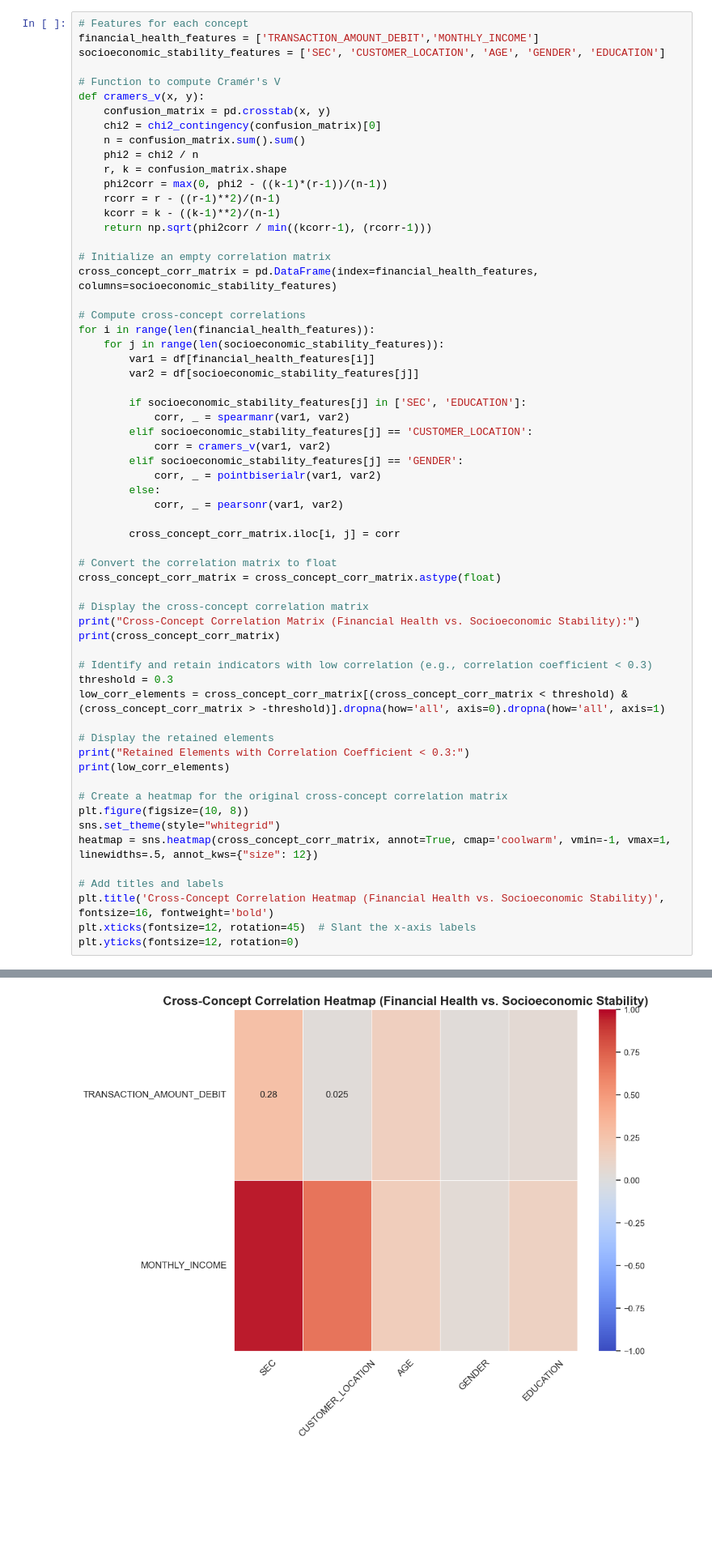
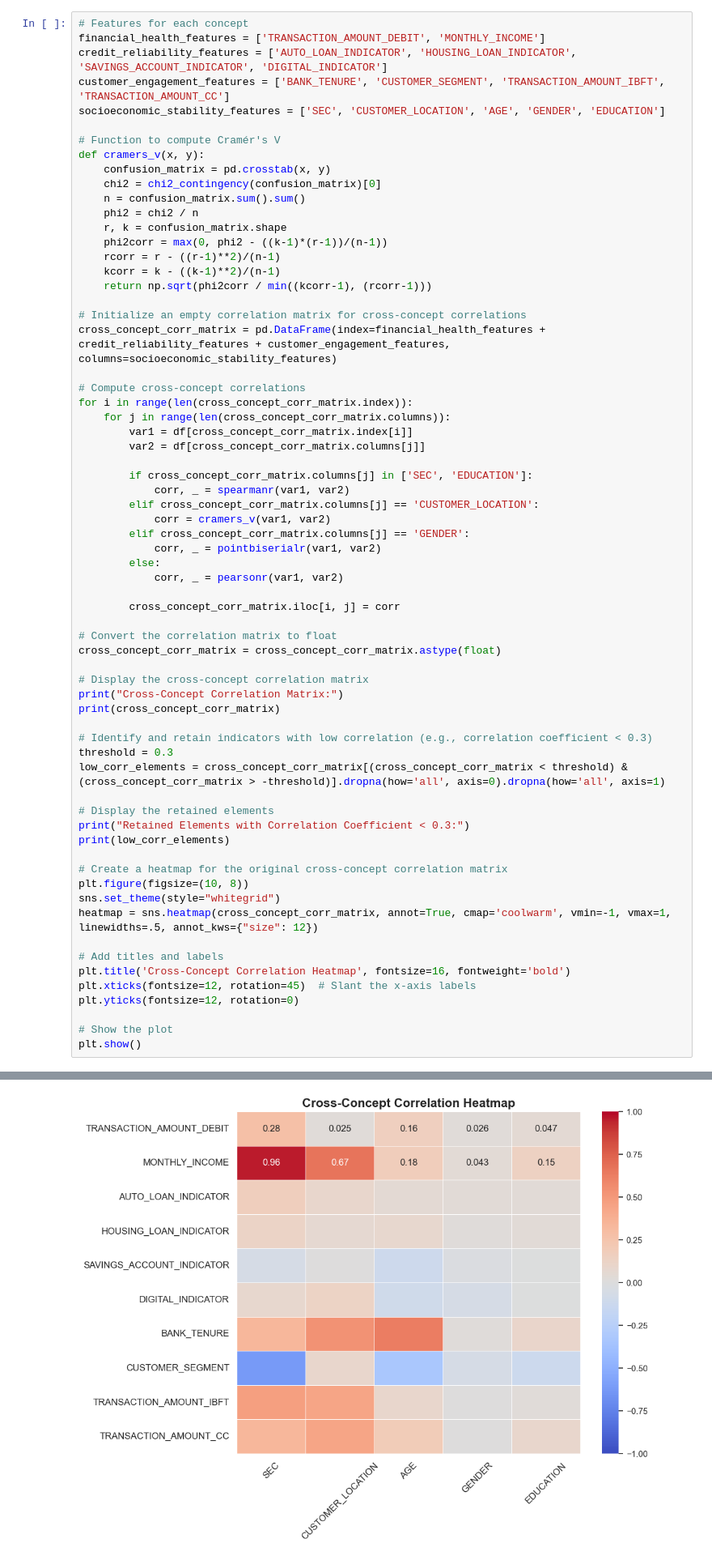
Before and after one commit to andreasenson/Slime, a Jupyter notebook: Data Cleaning & Resilience Score Computation (Dory).ipynb, the cells around one changed output, grey strips where cells are left out. Shown at 81% size. Saved outputs shown, nothing was run; the diff lists cells and outputs as text; blank space fills up the shorter version.

```diff
--- a/Data Cleaning & Resilience Score Computation (Dory).ipynb
+++ b/Data Cleaning & Resilience Score Computation (Dory).ipynb
@@ -628,7 +631,9 @@ plt.show()
 ### **Check Cross-Concept Correlations for Distinctiveness**
 # %%
 # Features for each concept
-financial_health_features = ['TRANSACTION_AMOUNT_DEBIT','MONTHLY_INCOME']
+financial_health_features = ['TRANSACTION_AMOUNT_DEBIT', 'MONTHLY_INCOME']
+credit_reliability_features = ['AUTO_LOAN_INDICATOR', 'HOUSING_LOAN_INDICATOR', 'SAVINGS_ACCOUNT_INDICATOR', 'DIGITAL_INDICATOR']
+customer_engagement_features = ['BANK_TENURE', 'CUSTOMER_SEGMENT', 'TRANSACTION_AMOUNT_IBFT', 'TRANSACTION_AMOUNT_CC']
 socioeconomic_stability_features = ['SEC', 'CUSTOMER_LOCATION', 'AGE', 'GENDER', 'EDUCATION']
 
 # Function to compute Cramér's V
@@ -643,20 +648,20 @@ def cramers_v(x, y):
     kcorr = k - ((k-1)**2)/(n-1)
     return np.sqrt(phi2corr / min((kcorr-1), (rcorr-1)))
 
-# Initialize an empty correlation matrix
-cross_concept_corr_matrix = pd.DataFrame(index=financial_health_features, columns=socioeconomic_stability_features)
+# Initialize an empty correlation matrix for cross-concept correlations
+cross_concept_corr_matrix = pd.DataFrame(index=financial_health_features + credit_reliability_features + customer_engagement_features, columns=socioeconomic_stability_features)
 
 # Compute cross-concept correlations
-for i in range(len(financial_health_features)):
-    for j in range(len(socioeconomic_stability_features)):
-        var1 = df[financial_health_features[i]]
-        var2 = df[socioeconomic_stability_features[j]]
+for i in range(len(cross_concept_corr_matrix.index)):
+    for j in range(len(cross_concept_corr_matrix.columns)):
+        var1 = df[cross_concept_corr_matrix.index[i]]
+        var2 = df[cross_concept_corr_matrix.columns[j]]
 
-        if socioeconomic_stability_features[j] in ['SEC', 'EDUCATION']:
+        if cross_concept_corr_matrix.columns[j] in ['SEC', 'EDUCATION']:
             corr, _ = spearmanr(var1, var2)
-        elif socioeconomic_stability_features[j] == 'CUSTOMER_LOCATION':
+        elif cross_concept_corr_matrix.columns[j] == 'CUSTOMER_LOCATION':
             corr = cramers_v(var1, var2)
-        elif socioeconomic_stability_features[j] == 'GENDER':
+        elif cross_concept_corr_matrix.columns[j] == 'GENDER':
             corr, _ = pointbiserialr(var1, var2)
         else:
             corr, _ = pearsonr(var1, var2)
@@ -667,7 +672,7 @@ for i in range(len(financial_health_features)):
 cross_concept_corr_matrix = cross_concept_corr_matrix.astype(float)
 
 # Display the cross-concept correlation matrix
-print("Cross-Concept Correlation Matrix (Financial Health vs. Socioeconomic Stability):")
+print("Cross-Concept Correlation Matrix:")
 print(cross_concept_corr_matrix)
 
 # Identify and retain indicators with low correlation (e.g., correlation coefficient < 0.3)
@@ -684,7 +689,10 @@ sns.set_theme(style="whitegrid")
 heatmap = sns.heatmap(cross_concept_corr_matrix, annot=True, cmap='coolwarm', vmin=-1, vmax=1, linewidths=.5, annot_kws={"size": 12})
 
 # Add titles and labels
-plt.title('Cross-Concept Correlation Heatmap (Financial Health vs. Socioeconomic Stability)', fontsize=16, fontweight='bold')
+plt.title('Cross-Concept Correlation Heatmap', fontsize=16, fontweight='bold')
 plt.xticks(fontsize=12, rotation=45)  # Slant the x-axis labels
 plt.yticks(fontsize=12, rotation=0)
+
+# Show the plot
+plt.show()
 # %% [output]
@@ -709,3 +716,3 @@ MONTHLY_INCOME             0.147332
-[figure, old version]
+[figure, new version]
 # %% [markdown]
 Between Monthly Income, SEC, and Customer Location we keep **Montly Income** since it is continuous and easier to deal with.
```
Also changed, not shown: parts of 10 cells of this notebook, 7 other files.
